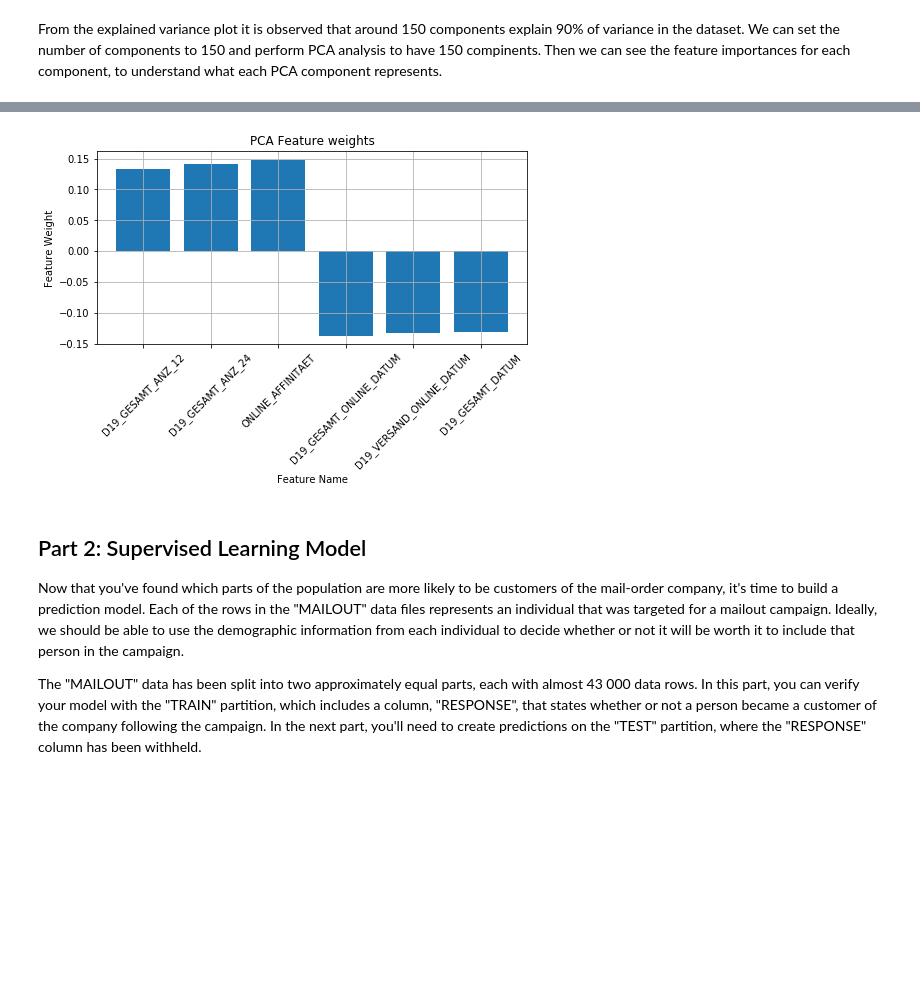
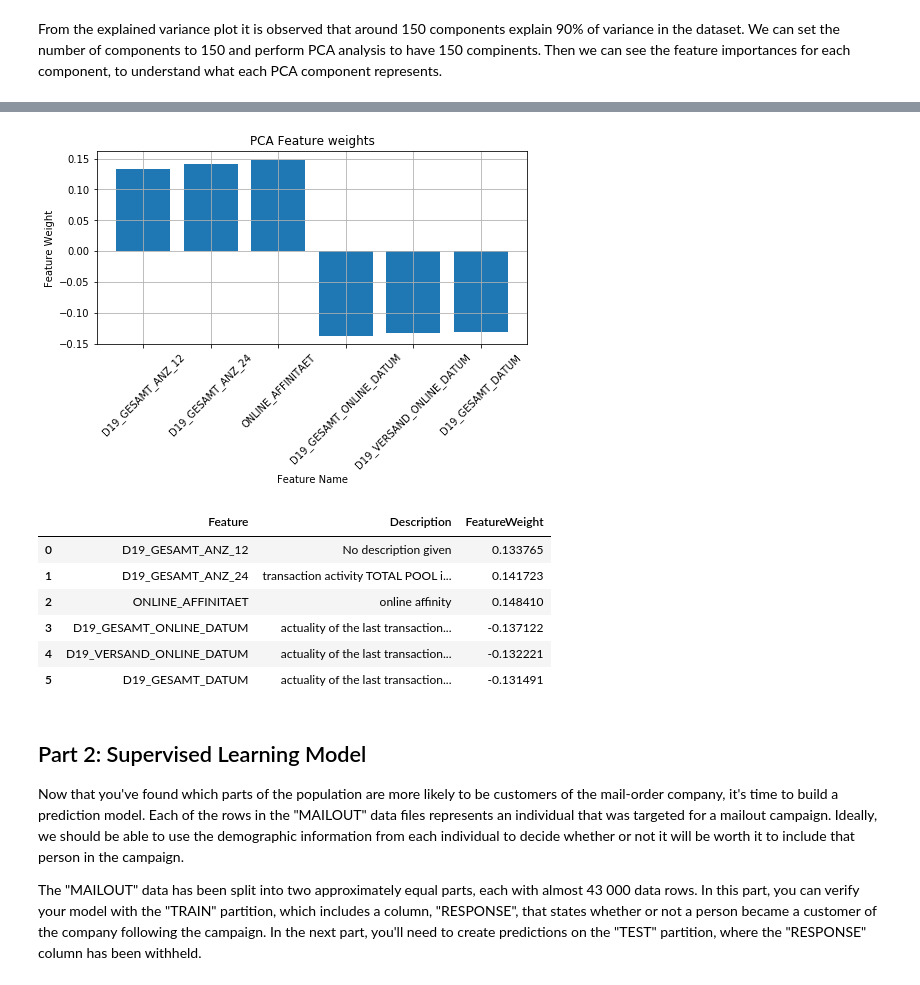
Before and after one commit to pranaymodukuru/Bertelsmann-Arvato-customer-segmentation, a Jupyter notebook: Arvato Project Workbook.ipynb, the cells around one changed output, grey strips where cells are left out. Cells and saved outputs as stored; diff of their text form; code cells hidden in the pictures; blank space fills up the shorter version.

```diff
--- a/Arvato Project Workbook.ipynb
+++ b/Arvato Project Workbook.ipynb
@@ -1100,7 +1220,14 @@ model_utils.plot_feature_weights(azdias, pca_azdias, 0, 3)
 # %%
-model_utils.plot_feature_weights(azdias, pca_azdias, 1, 3)
+plot_feature_weights(azdias, pca_azdias, attributes_info, 1, 3)
 # %% [output]
 [figure]
+|  | Feature | Description | FeatureWeight |
+| 0 | D19_GESAMT_ANZ_12 | No description given | 0.133765 |
+| 1 | D19_GESAMT_ANZ_24 | transaction activity TOTAL POOL i... | 0.141723 |
+| 2 | ONLINE_AFFINITAET | online affinity | 0.148410 |
+| 3 | D19_GESAMT_ONLINE_DATUM | actuality of the last transaction... | -0.137122 |
+| 4 | D19_VERSAND_ONLINE_DATUM | actuality of the last transaction... | -0.132221 |
+| 5 | D19_GESAMT_DATUM | actuality of the last transaction... | -0.131491 |
 # %% [markdown]
 ## Part 2: Supervised Learning Model
 
```
Also changed, not shown: parts of 22 cells of this notebook.
